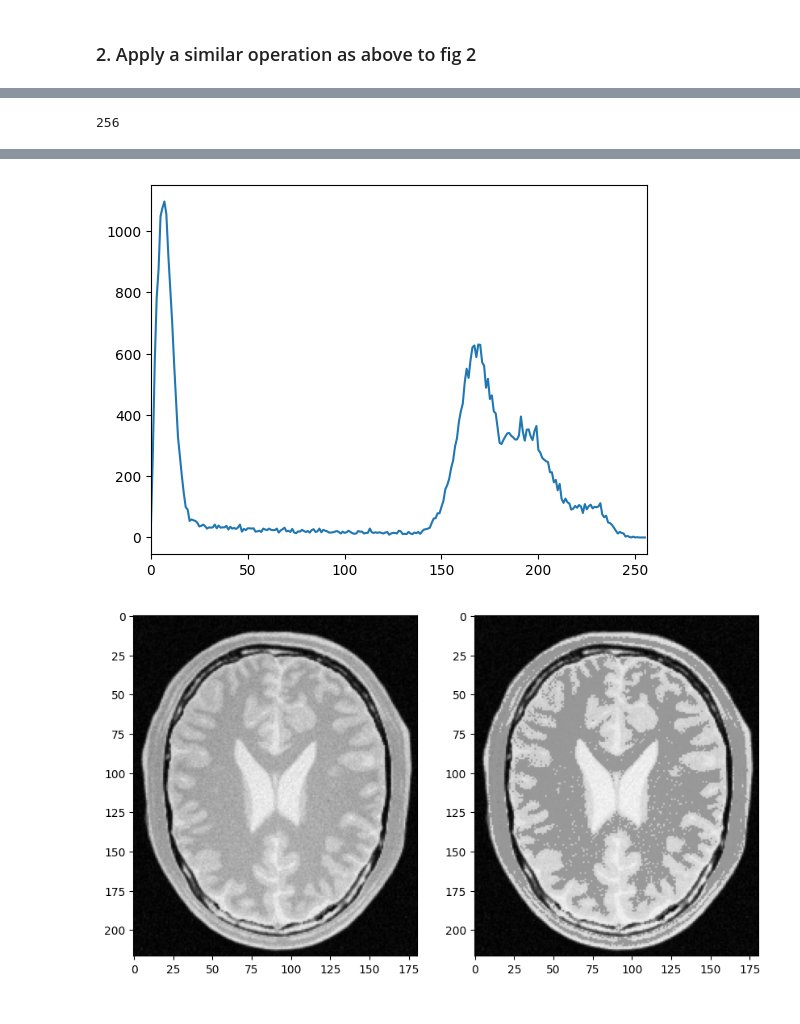
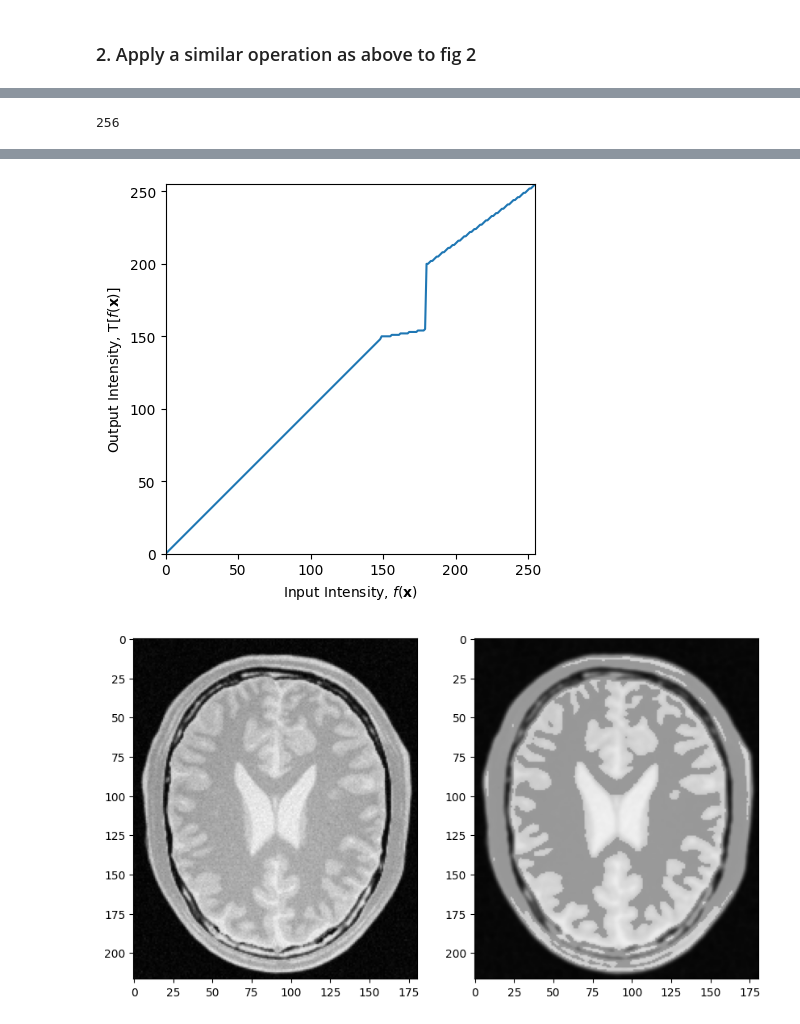
Before and after one commit to Ruwatech/pushpika_dwr_en5204asg01, a Jupyter notebook: final.ipynb, the cells around one changed output, grey strips where cells are left out. Drawn from its saved outputs; the diff is of its cells as text; code cells hidden in the pictures.

```diff
--- a/final.ipynb
+++ b/final.ipynb
@@ -37,12 +37,17 @@ plt.show()
 import cv2 as cv
 import matplotlib.pyplot as plt
 import numpy as np
-cv.destroyAllWindows()
 #generating intensity map
+img_orig2 = cv.imread('brain_proton_density_slice.png', cv.IMREAD_GRAYSCALE)
+#Looking at histogram to take an idea about creating transformation array
+hist = cv.calcHist([img_orig2], [0], None, [256], [0,256])
+plt.plot(hist)
+plt.xlim([0,256])
+plt.show()
+
 transform2 = np.linspace(start = 0, stop = 150, num = 150, dtype=np.uint8)
 transform2 = np.insert(transform2,transform2.size, np.linspace(start = 150, stop = 155, num = 30, dtype=np.uint8))
 transform2 = np.insert(transform2,transform2.size, np.linspace(start = 200, stop = 255, num = 76, dtype=np.uint8))
-
 
 print(transform2.size)
 fig,ax = plt.subplots()
@@ -55,15 +60,9 @@ ax.set_aspect('equal')
 plt.savefig('task2_transform.png')
 plt.show()
 
-img_orig2 = cv.imread('brain_proton_density_slice.png', cv.IMREAD_GRAYSCALE)
+img_orig2_blur = cv.GaussianBlur(img_orig2,(5,5),0)#filter before transformation
 
-hist = cv.calcHist([img_orig2], [0], None, [256], [0,256])
-plt.plot(hist)
-plt.xlim([0,256])
-plt.show()
-
-
-image_transformed2 = cv.LUT(img_orig2, transform2)
+image_transformed2 = cv.LUT(img_orig2_blur, transform2)
 fig,ax = plt.subplots(1,2,figsize=(10,30))
 ax[0].imshow(img_orig2,cmap='gray', vmin=0, vmax=255)
 ax[1].imshow(image_transformed2,cmap='gray', vmin=0, vmax=255)
@@ -74,2 +73,2 @@ plt.show()
-[figure, old version]
+[figure, new version]
-[figure, old version]
+[figure, new version]
```
Also changed, not shown: parts of 5 cells of this notebook.
